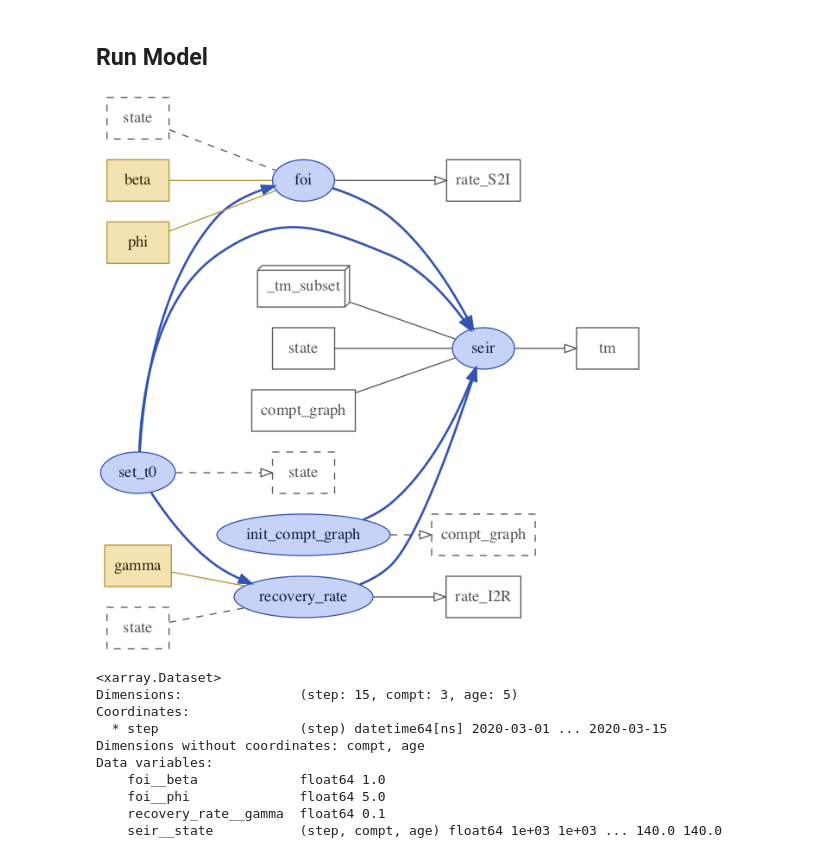
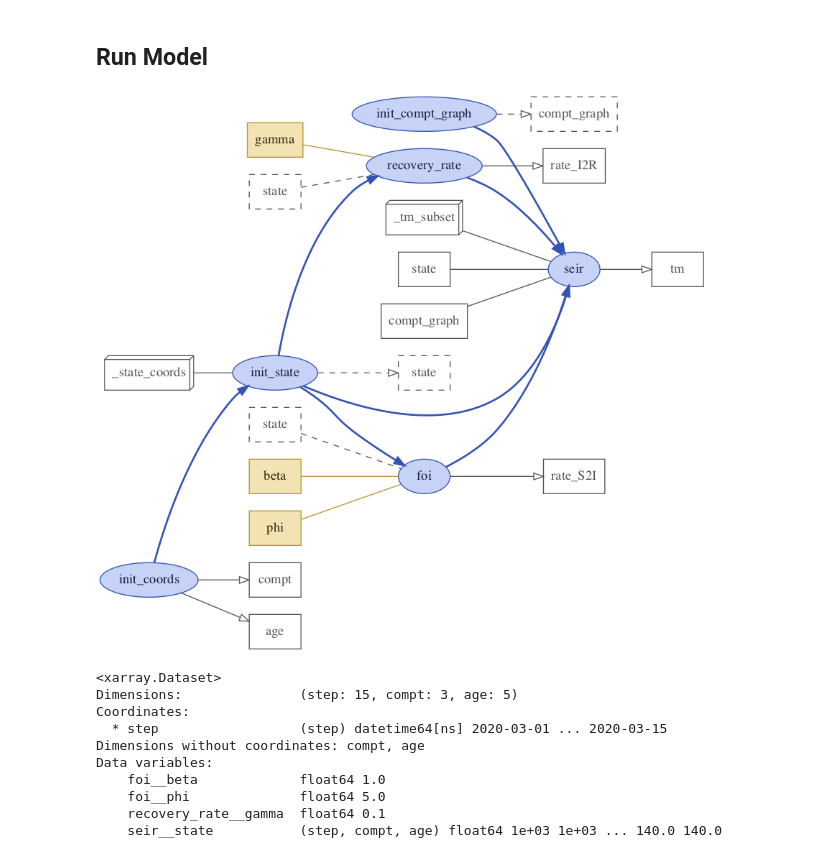
Before and after one commit to UT-Covid/episimlab, a Jupyter notebook: notebooks/20210731_markov_sandbox.ipynb, the cells around one changed output. Cells and saved outputs as stored; diff of their text form; code cells hidden in the pictures.

Commit message:
Add processes to initialize coordinates

```diff
--- a/notebooks/20210731_markov_sandbox.ipynb
+++ b/notebooks/20210731_markov_sandbox.ipynb
@@ -234,10 +251,10 @@ class InitComptGraph:
 @xs.process
 class SEIR:
     """Sums subsets of TM (in group `tm`) from many processes to output TM."""
-    STEP_DIMS = ('compt', 'age',)
+    STATE_DIMS = ('compt', 'age',)
     _tm_subset = xs.group_dict('tm')
-    state = var(dims=STEP_DIMS, intent='inout', global_name='state')
-    tm = var(dims=STEP_DIMS, intent='out', global_name='tm')
+    state = var(dims=STATE_DIMS, intent='inout', global_name='state')
+    tm = var(dims=STATE_DIMS, intent='out', global_name='tm')
     compt_graph = var('compt_graph', intent='in', global_name='compt_graph')
 
     def initialize(self):
@@ -303,7 +320,40 @@ class SEIR:
         """`_tm_subset` indexes on (`process_name`, `variable_name`), so we must convert
         keys to `variable_name`.
         """
-        return {k: self._tm_subset[(proc, k)] for (proc, k) in self._tm_subset}
+        return group_dict_by_var(self._tm_subset)
+# %%
+@xs.process
+class InitCoords:
+    """Initialize state coordinates"""
+    compt = var(global_name='compt_coords', groups=['state_coords'], intent='out')
+    age = var(global_name='age_coords', groups=['state_coords'], intent='out')
+
+    def initialize(self):
+        self.compt = ['S', 'I', 'R']
+        self.age = ['0-4', '5-17', '18-49', '50-64', '65+']
+# %%
+@xs.process
+class InitState:
+    """Initialize state matrix"""
+    _state_coords = xs.group_dict('state_coords')
+    state = glob('state', intent='out')
+
+    def initialize(self):
+        self.state = xr.DataArray(
+            data=0.,
+            dims=self.state_dims,
+            coords=self.state_coords
+        )
+        self.state.loc[dict(compt='S')] = 1e3
+        self.state.loc[dict(compt='I')] = 1e2
+
+    @property
+    def state_dims(self):
+        return get_var_dims(SEIR, 'state')
+
+    @property
+    def state_coords(self):
+        return group_dict_by_var(self._state_coords)
 # %%
 @xs.process
 class FOI:
@@ -368,15 +389,16 @@ WARNING: could not find a weight for transition from I to R compartment (rate_I2
 ## Run Model
 # %%
 model = xs.Model({
-    'set_t0': SetTimeZero,
+    'init_coords': InitCoords,
+    'init_state': InitState,
     'seir': SEIR,
     'foi': FOI,
     'init_compt_graph': InitComptGraph,
     'recovery_rate': RecoveryRate
 })
 model.visualize(show_inputs=True, show_variables=True)
 # %% [output]
-[figure, old version]
+[figure, new version]
 # %%
 in_ds = xs.create_setup(
     model=model,
```
Also changed, not shown: parts of 11 cells of this notebook.
